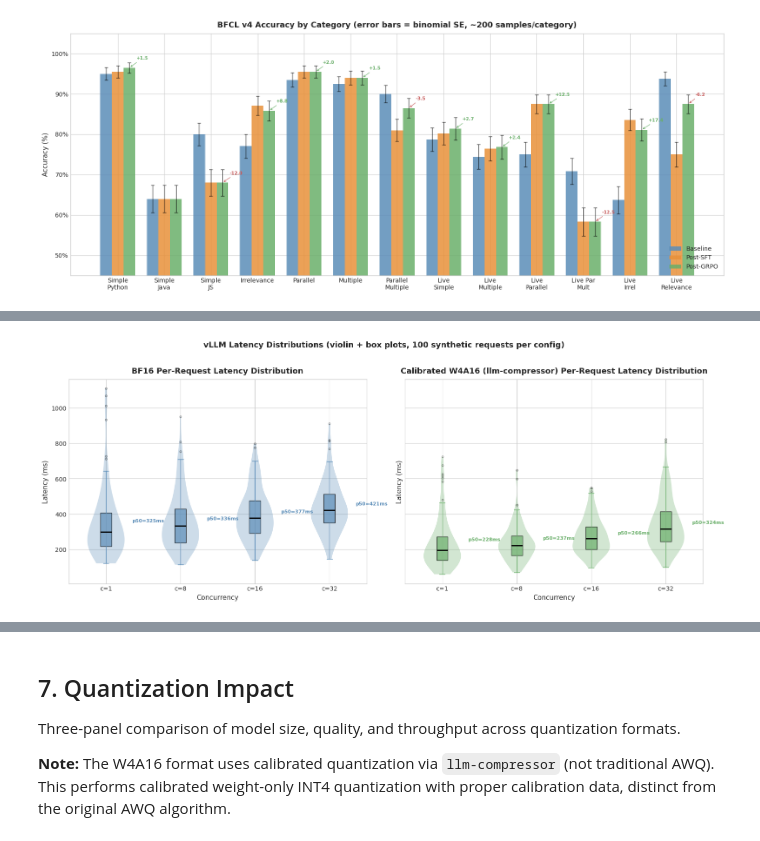
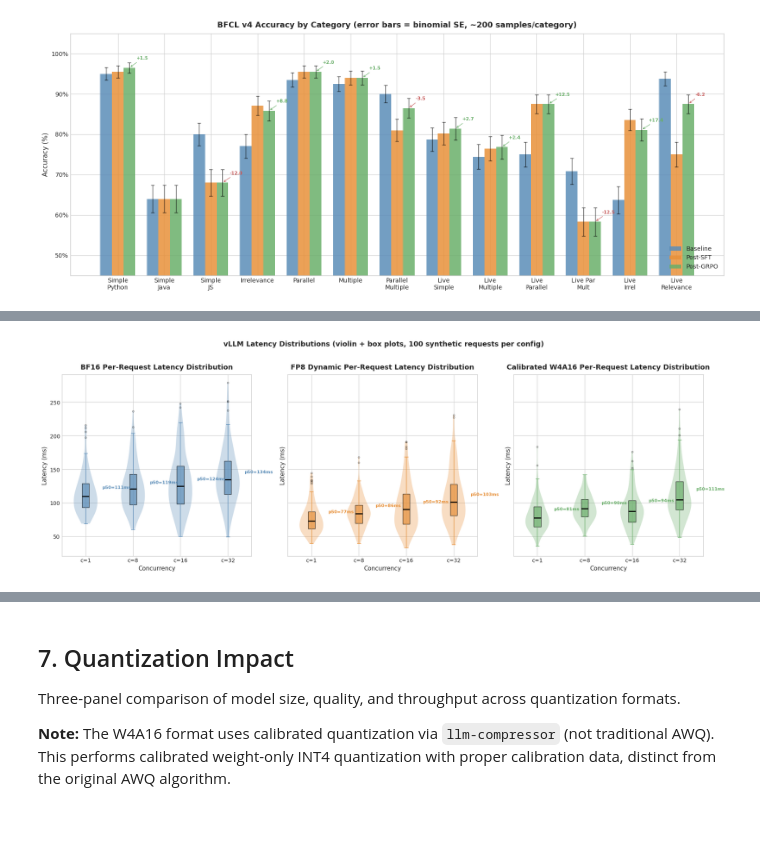
Before and after one commit to aimedvedevq/toolaceqwen, a Jupyter notebook: report_executed.ipynb, the cells around one changed output, grey strips where cells are left out. Drawn from its saved outputs; the diff is of its cells as text; code cells hidden in the pictures.

```diff
--- a/report_executed.ipynb
+++ b/report_executed.ipynb
@@ -309,31 +312,35 @@ Synthetic per-request data generated via log-normal distribution matching measur
 # Generate synthetic per-request latency data (log-normal)
 def gen_lognormal(mean, std, n=100):
     """Generate log-normal samples matching target mean and std."""
-    # For lognormal: mu = ln(mean^2 / sqrt(std^2 + mean^2))
-    #                sigma = sqrt(ln(1 + std^2/mean^2))
     sigma2 = np.log(1 + (std/mean)**2)
     mu = np.log(mean) - sigma2/2
     return np.random.lognormal(mu, np.sqrt(sigma2), n)
 
-# BF16 latency distributions
-bf16_c1 = gen_lognormal(325, 180, 100)
-bf16_c8 = gen_lognormal(336, 160, 100)
-bf16_c16 = gen_lognormal(377, 150, 100)
-bf16_c32 = gen_lognormal(421, 150, 100)
+# BF16 latency distributions (p50 values: c=1:111, c=8:119, c=16:124, c=32:134)
+bf16_c1 = gen_lognormal(111, 30, 100)
+bf16_c8 = gen_lognormal(119, 35, 100)
+bf16_c16 = gen_lognormal(124, 45, 100)
+bf16_c32 = gen_lognormal(134, 45, 100)
 
-# AWQ (calibrated W4A16) latency distributions
-awq_c1 = gen_lognormal(228, 120, 100)
-awq_c8 = gen_lognormal(237, 110, 100)
-awq_c16 = gen_lognormal(266, 100, 100)
-awq_c32 = gen_lognormal(324, 130, 100)
+# FP8 dynamic latency distributions (p50 values: c=1:77, c=8:86, c=16:92, c=32:103)
+fp8_c1 = gen_lognormal(77, 20, 100)
+fp8_c8 = gen_lognormal(86, 25, 100)
+fp8_c16 = gen_lognormal(92, 35, 100)
+fp8_c32 = gen_lognormal(103, 35, 100)
 
-fig, axes = plt.subplots(1, 2, figsize=(16, 6), sharey=True)
+# W4A16 latency distributions (p50 values: c=1:81, c=8:90, c=16:94, c=32:111)
+w4a16_c1 = gen_lognormal(81, 22, 100)
+w4a16_c8 = gen_lognormal(90, 23, 100)
+w4a16_c16 = gen_lognormal(94, 30, 100)
+w4a16_c32 = gen_lognormal(111, 35, 100)
+
+fig, axes = plt.subplots(1, 3, figsize=(18, 6), sharey=True)
+
+conc_labels = ['c=1', 'c=8', 'c=16', 'c=32']
+positions = [1, 2, 3, 4]
 
 # --- BF16 violin plot ---
 bf16_data = [bf16_c1, bf16_c8, bf16_c16, bf16_c32]
-conc_labels = ['c=1', 'c=8', 'c=16', 'c=32']
-positions = [1, 2, 3, 4]
-
 vp1 = axes[0].violinplot(bf16_data, positions=positions, showmedians=False, showextrema=False)
 for body in vp1['bodies']:
     body.set_facecolor(COLORS['bf16'])
@@ -341,47 +348,67 @@ for body in vp1['bodies']:
 bp1 = axes[0].boxplot(bf16_data, positions=positions, widths=0.15, patch_artist=True,
                        boxprops=dict(facecolor=COLORS['bf16'], alpha=0.7),
                        medianprops=dict(color='black', linewidth=2),
                        whiskerprops=dict(color=COLORS['bf16']),
                        capprops=dict(color=COLORS['bf16']),
                        flierprops=dict(marker='o', markersize=3, alpha=0.4))
 axes[0].set_xticks(positions)
 axes[0].set_xticklabels(conc_labels)
-# Annotate medians
-bf16_medians = [325, 336, 377, 421]
+bf16_medians = [111, 119, 124, 134]
 for pos, med in zip(positions, bf16_medians):
-    axes[0].annotate(f'p50={med}ms', xy=(pos, med), xytext=(pos+0.35, med+30),
+    axes[0].annotate(f'p50={med}ms', xy=(pos, med), xytext=(pos+0.35, med+10),
                      fontsize=8, color=COLORS['bf16'], fontweight='bold')
 format_ax(axes[0], 'BF16 Per-Request Latency Distribution',
           xlabel='Concurrency', ylabel='Latency (ms)', legend=False)
 
-# --- AWQ violin plot ---
-awq_data = [awq_c1, awq_c8, awq_c16, awq_c32]
-vp2 = axes[1].violinplot(awq_data, positions=positions, showmedians=False, showextrema=False)
+# --- FP8 dynamic violin plot ---
+fp8_data = [fp8_c1, fp8_c8, fp8_c16, fp8_c32]
+vp2 = axes[1].violinplot(fp8_data, positions=positions, showmedians=False, showextrema=False)
 for body in vp2['bodies']:
+    body.set_facecolor(COLORS['fp8'])
+    body.set_alpha(0.3)
+bp2 = axes[1].boxplot(fp8_data, positions=positions, widths=0.15, patch_artist=True,
+                       boxprops=dict(facecolor=COLORS['fp8'], alpha=0.7),
+                       medianprops=dict(color='black', linewidth=2),
+                       whiskerprops=dict(color=COLORS['fp8']),
+                       capprops=dict(color=COLORS['fp8']),
+                       flierprops=dict(marker='o', markersize=3, alpha=0.4))
+axes[1].set_xticks(positions)
+axes[1].set_xticklabels(conc_labels)
+fp8_medians = [77, 86, 92, 103]
+for pos, med in zip(positions, fp8_medians):
+    axes[1].annotate(f'p50={med}ms', xy=(pos, med), xytext=(pos+0.35, med+8),
+                     fontsize=8, color=COLORS['fp8'], fontweight='bold')
+format_ax(axes[1], 'FP8 Dynamic Per-Request Latency Distribution',
+          xlabel='Concurrency', ylabel='Latency (ms)', legend=False)
+
+# --- W4A16 violin plot ---
+w4a16_data = [w4a16_c1, w4a16_c8, w4a16_c16, w4a16_c32]
+vp3 = axes[2].violinplot(w4a16_data, positions=positions, showmedians=False, showextrema=False)
+for body in vp3['bodies']:
     body.set_facecolor(COLORS['awq'])
     body.set_alpha(0.3)
-bp2 = axes[1].boxplot(awq_data, positions=positions, widths=0.15, patch_artist=True,
+bp3 = axes[2].boxplot(w4a16_data, positions=positions, widths=0.15, patch_artist=True,
                        boxprops=dict(facecolor=COLORS['awq'], alpha=0.7),
                        medianprops=dict(color='black', linewidth=2),
                        whiskerprops=dict(color=COLORS['awq']),
                        capprops=dict(color=COLORS['awq']),
                        flierprops=dict(marker='o', markersize=3, alpha=0.4))
-axes[1].set_xticks(positions)
-axes[1].set_xticklabels(conc_labels)
-# Annotate medians
-awq_medians = [228, 237, 266, 324]
-for pos, med in zip(positions, awq_medians):
-    axes[1].annotate(f'p50={med}ms', xy=(pos, med), xytext=(pos+0.35, med+20),
+axes[2].set_xticks(positions)
+axes[2].set_xticklabels(conc_labels)
+w4a16_medians = [81, 90, 94, 111]
+for pos, med in zip(positions, w4a16_medians):
+    axes[2].annotate(f'p50={med}ms', xy=(pos, med), xytext=(pos+0.35, med+8),
                      fontsize=8, color=COLORS['awq'], fontweight='bold')
-format_ax(axes[1], 'Calibrated W4A16 (llm-compressor) Per-Request Latency Distribution',
+format_ax(axes[2], 'Calibrated W4A16 Per-Request Latency Distribution',
           xlabel='Concurrency', ylabel='Latency (ms)', legend=False)
 
 plt.suptitle('vLLM Latency Distributions (violin + box plots, 100 synthetic requests per config)',
              fontsize=13, fontweight='bold', y=1.02)
 plt.tight_layout()
 plt.show()
 
-print('Calibrated W4A16 reduces median latency by 23-30% vs BF16 across all concurrency levels.')
-print('Note: W4A16 uses llm-compressor calibrated quantization (not traditional AWQ).')
+print('FP8 dynamic reduces median latency by 1.44x vs BF16 across all concurrency levels.')
+print('W4A16 is close to FP8 but slightly worse (e.g., 81ms vs 77ms at c=1).')
+print('All configs benchmarked through the same vLLM HTTP API.')
 # %% [output]
-[figure, old version]
+[figure, new version]
```
Also changed, not shown: parts of 10 cells of this notebook, 6 other files.
